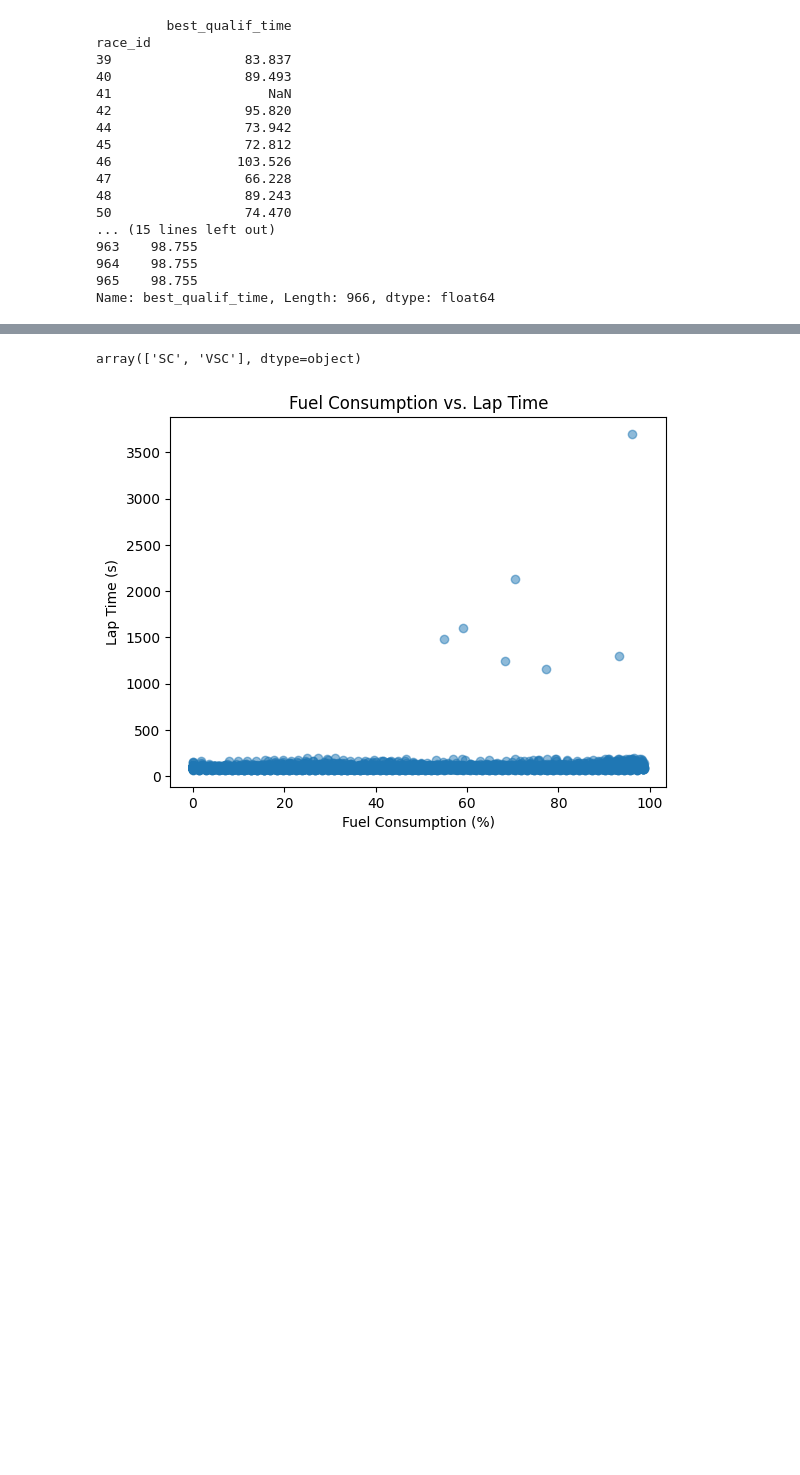
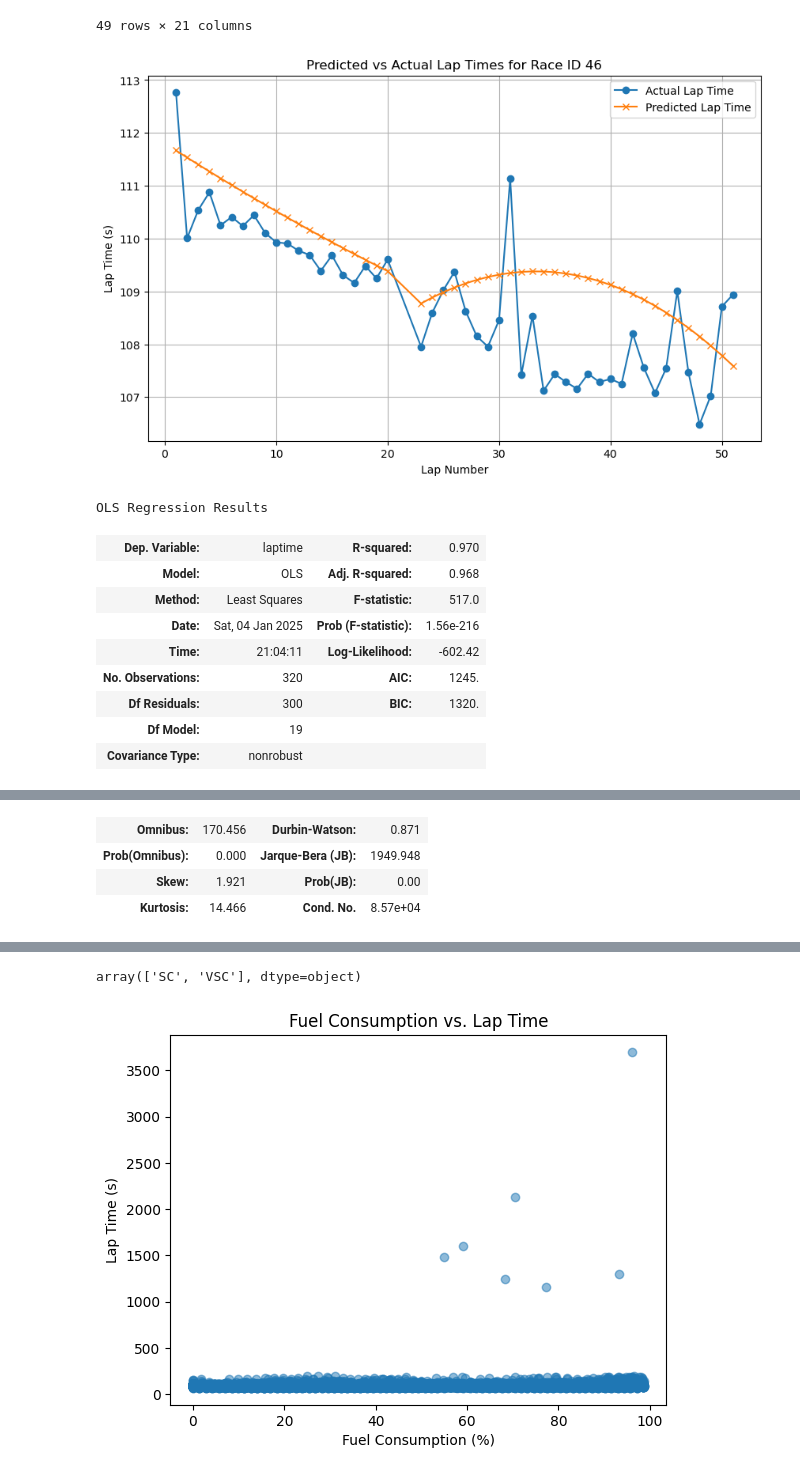
Before and after one commit to emy-olivieri/Formula_1_Race_Time_Simulation_and_Strategy_Optimization, a Jupyter notebook: test2.ipynb, the cells around one changed output, grey strips where cells are left out. Drawn from its saved outputs; the diff is of its cells as text; code cells hidden in the pictures; blank space fills up the shorter version.

```diff
--- a/test2.ipynb
+++ b/test2.ipynb
@@ -52,7 +52,16 @@ class F1Model:
             begin=row["startlap"]
             end=row["endlap"]
             laps = laps[~((laps['race_id']==row["race_id"]) & (laps["lapno"].between(begin,end)))]
+
+
+        # Exclude laps with pit stops
+        laps = laps.reset_index(drop=True)
+        pit_in_index = list(laps[~laps['pitintime'].isna()].index)
+        pit_out_index = [lap + 1 for lap in pit_in_index]
+        laps = laps[~laps.index.isin(pit_in_index+pit_out_index)]
         self.dfs['laps'] = laps
+        '''display(laps[laps['race_id']==57].iloc[14])
+        display(laps[laps['race_id']==57].iloc[15])'''
 
     def get_best_qualif_time(self):
         qualif_laps = self.dfs["qualifyings"]
@@ -62,13 +71,8 @@ class F1Model:
             .groupby("race_id")
             .min()
             .min(axis=1)),columns=["best_qualif_time"]
-
-
         )
-
         self.dfs["laps"]=self.dfs["laps"].merge(self.best_qualif_times, on="race_id", how="left")
-        print(self.best_qualif_times)
-        print(self.dfs["laps"]["best_qualif_time"])
 
 
     def add_features(self):
@@ -78,15 +82,31 @@ class F1Model:
         )
         self.dfs['laps'] = laps
 
+    def clean_to_regression(self):
+        features = ['laptime','best_qualif_time', 'fuelc', 'compound', 'tireage']
+        self.dfs["laps"].dropna(subset = features, inplace=True)
+
     def split_train_test(self):
         laps = self.dfs['laps']
-        test_races = sorted(laps['race_id'].unique())[-5:]
-        self.train_data = laps[~laps['race_id'].isin(test_races)]
-        self.test_data = laps[laps['race_id'].isin(test_races)]
+        start_race_id = np.min(laps['race_id'])
+        self.train_data = laps[laps['race_id'].between(start_race_id, self.race_id-1)]
+        self.test_data = laps[laps['race_id']==self.race_id]
 
     def regression_analysis(self):
-        formula = "laptime ~ best_qualif_time + fuelc + C(compound) + C(compound):tireage + C(compound):I(tireage**2)"
+        formula = "laptime~ best_qualif_time + fuelc + C(compound) + C(compound):tireage + C(compound):I(tireage**2)"
+        #formula = "laptime ~ best_qualif_time + fuelc"
         self.model = smf.ols(formula=formula, data=self.train_data).fit()
+        self.predictions = self.model.predict(self.test_data)
+        display(self.test_data)
+        plt.figure(figsize=(10, 6))
+        plt.plot(self.test_data['lapno'], self.test_data['laptime'], label='Actual Lap Time', marker='o')
+        plt.plot(self.test_data['lapno'], self.predictions, label='Predicted Lap Time', marker='x')
+        plt.xlabel('Lap Number')
+        plt.ylabel('Lap Time (s)')
+        plt.title(f'Predicted vs Actual Lap Times for Race ID {self.race_id}')
+        plt.legend()
+        plt.grid()
+        plt.show()
         return self.model.summary()
 
     def analyze_regression_assumptions(self, model):
@@ -163,7 +183,7 @@ class F1Model:
         plt.plot(current_test_data['lapno'], current_test_data['predicted_laptime'], label='Predicted Lap Time', marker='x')
         plt.xlabel('Lap Number')
         plt.ylabel('Lap Time (s)')
-        plt.title(f'Predicted vs Actual Lap Times for Race ID {race_id}')
+        plt.title(f'Predicted vs Actual Lap Times for Race ID {self.race_id}')
         plt.legend()
         plt.grid()
         plt.show()
@@ -178,7 +198,11 @@ data_loader = DataLoader(path)
 dataframes = data_loader.load_data()
 
 # Initialize model
-model = F1Model(driver_id=1, season=2016,race_id=12, dataframes=dataframes)
+model = F1Model(driver_id=3, season=2016,race_id=46, dataframes=dataframes)
 model.clean_data()
 model.get_best_qualif_time()
+model.add_features()
+model.clean_to_regression()
+model.split_train_test()
+model.regression_analysis()
 # %% [output]
@@ -185,17 +226,12 @@ model.get_best_qualif_time()
-         best_qualif_time
-race_id
-39                 83.837
-40                 89.493
-41                    NaN
-42                 95.820
-44                 73.942
-45                 72.812
-46                103.526
-47                 66.228
-48                 89.243
-50                 74.470
-... (15 lines left out)
-963    98.755
-964    98.755
-965    98.755
-Name: best_qualif_time, Length: 966, dtype: float64
+49 rows × 21 columns
+[figure, added]
+OLS Regression Results
+| Dep. Variable: | laptime | R-squared: | 0.970 |
+| Model: | OLS | Adj. R-squared: | 0.968 |
+| Method: | Least Squares | F-statistic: | 517.0 |
+| Date: | Sat, 04 Jan 2025 | Prob (F-statistic): | 1.56e-216 |
+| Time: | 21:04:11 | Log-Likelihood: | -602.42 |
+| No. Observations: | 320 | AIC: | 1245. |
+| Df Residuals: | 300 | BIC: | 1320. |
+| Df Model: | 19 |  |  |
+| Covariance Type: | nonrobust |  |  |
@@ -201,0 +254,4 @@ Name: best_qualif_time, Length: 966, dtype: float64
+| Omnibus: | 170.456 | Durbin-Watson: | 0.871 |
+| Prob(Omnibus): | 0.000 | Jarque-Bera (JB): | 1949.948 |
+| Skew: | 1.921 | Prob(JB): | 0.00 |
+| Kurtosis: | 14.466 | Cond. No. | 8.57e+04 |
```
Also changed, not shown: parts of 1 cell of this notebook.
